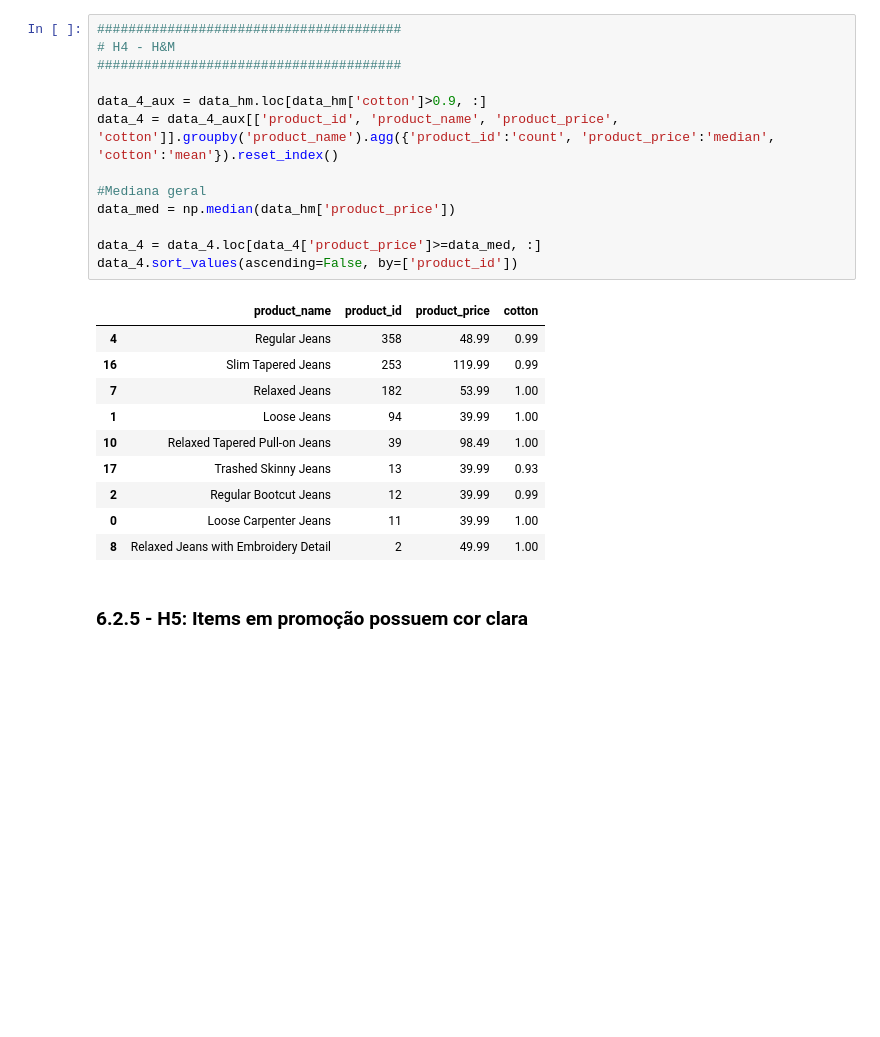
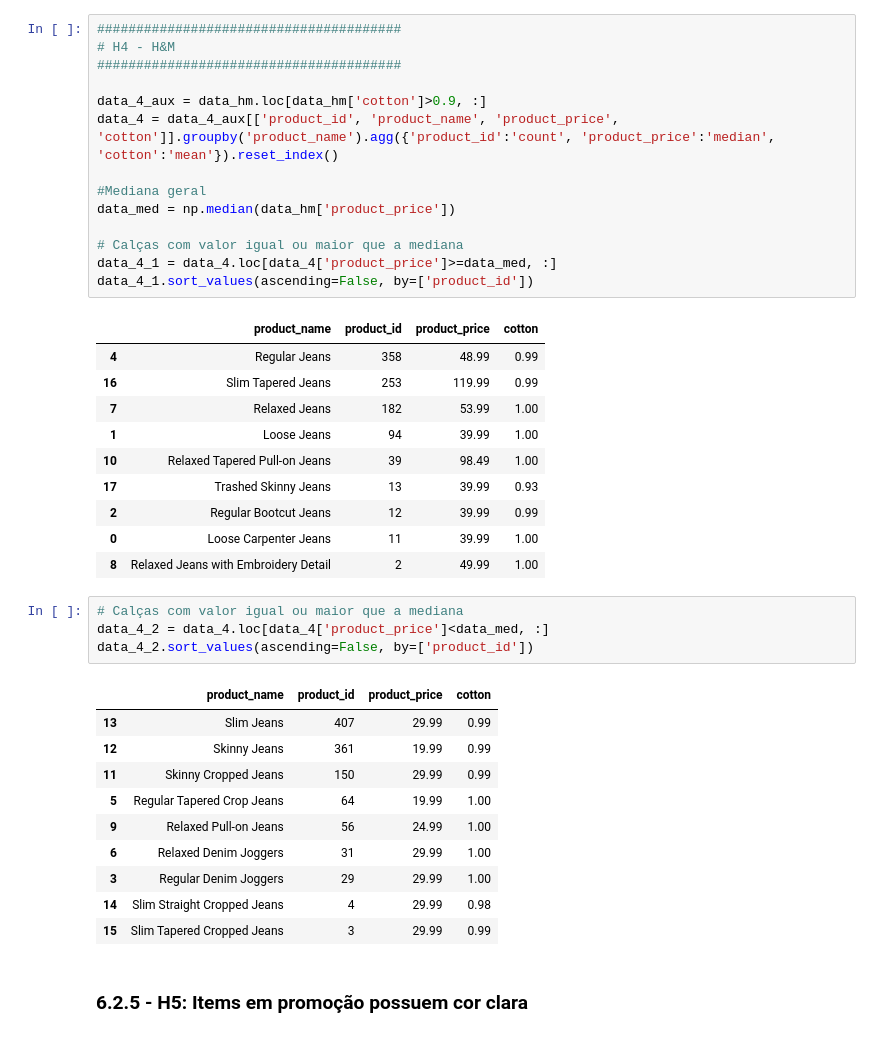
Before and after one commit to Mat004/Web-Scraping-Star-Jeans, a Jupyter notebook: p02_webscraping.ipynb, the cells around one changed output. Drawn from its saved outputs; the diff is of its cells as text; blank space fills up the shorter version.

```diff
--- a/p02_webscraping.ipynb
+++ b/p02_webscraping.ipynb
@@ -775,8 +775,9 @@ data_4 = data_4_aux[['product_id', 'product_name', 'product_price', 'cotton']].g
 #Mediana geral
 data_med = np.median(data_hm['product_price'])
 
-data_4 = data_4.loc[data_4['product_price']>=data_med, :]
-data_4.sort_values(ascending=False, by=['product_id'])
+# Calças com valor igual ou maior que a mediana
+data_4_1 = data_4.loc[data_4['product_price']>=data_med, :]
+data_4_1.sort_values(ascending=False, by=['product_id'])
 # %% [output]
 |  | product_name | product_id | product_price | cotton |
 | 4 | Regular Jeans | 358 | 48.99 | 0.99 |
@@ -788,6 +789,21 @@ data_4.sort_values(ascending=False, by=['product_id'])
 | 2 | Regular Bootcut Jeans | 12 | 39.99 | 0.99 |
 | 0 | Loose Carpenter Jeans | 11 | 39.99 | 1.00 |
 | 8 | Relaxed Jeans with Embroidery Detail | 2 | 49.99 | 1.00 |
+# %%
+# Calças com valor igual ou maior que a mediana
+data_4_2 = data_4.loc[data_4['product_price']<data_med, :]
+data_4_2.sort_values(ascending=False, by=['product_id'])
+# %% [output]
+|  | product_name | product_id | product_price | cotton |
+| 13 | Slim Jeans | 407 | 29.99 | 0.99 |
+| 12 | Skinny Jeans | 361 | 19.99 | 0.99 |
+| 11 | Skinny Cropped Jeans | 150 | 29.99 | 0.99 |
+| 5 | Regular Tapered Crop Jeans | 64 | 19.99 | 1.00 |
+| 9 | Relaxed Pull-on Jeans | 56 | 24.99 | 1.00 |
+| 6 | Relaxed Denim Joggers | 31 | 29.99 | 1.00 |
+| 3 | Regular Denim Joggers | 29 | 29.99 | 1.00 |
+| 14 | Slim Straight Cropped Jeans | 4 | 29.99 | 0.98 |
+| 15 | Slim Tapered Cropped Jeans | 3 | 29.99 | 0.99 |
 # %% [markdown]
 ### 6.2.5 - H5: Items em promoção possuem cor clara
 # %%
```
